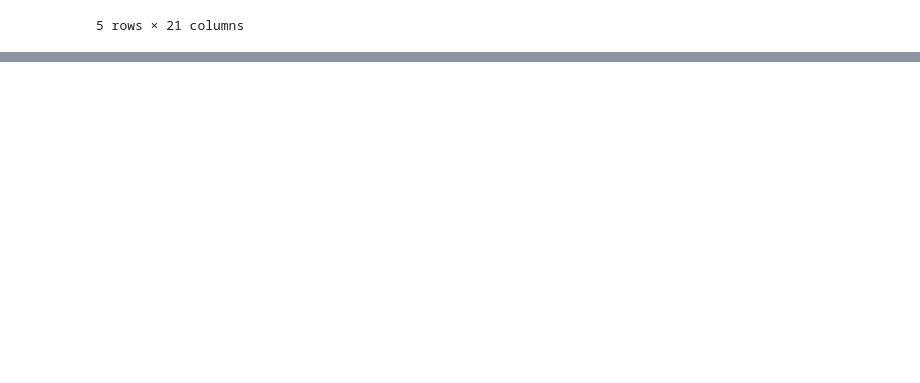
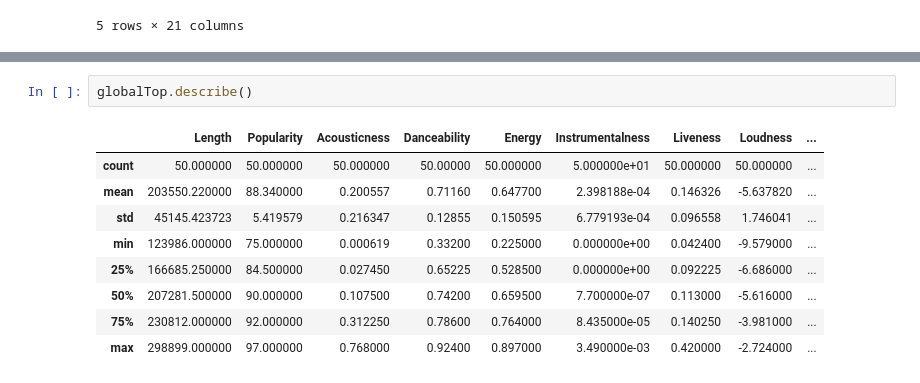
Before and after one commit to jadefreese/SpotifyTop50-Data-Analysis, a Jupyter notebook: Data/Understanding the Data.ipynb, the cells around one changed output, grey strips where cells are left out. Cells and saved outputs as stored; diff of their text form; blank space fills up the shorter version.

```diff
--- a/Data/Understanding the Data.ipynb
+++ b/Data/Understanding the Data.ipynb
@@ -74,0 +89,12 @@ allTracks_df.head()
+# %%
+globalTop.describe()
+# %% [output]
+|  | Length | Popularity | Acousticness | Danceability | Energy | Instrumentalness | Liveness | Loudness | ... |
+| count | 50.000000 | 50.000000 | 50.000000 | 50.00000 | 50.000000 | 5.000000e+01 | 50.000000 | 50.000000 | ... |
+| mean | 203550.220000 | 88.340000 | 0.200557 | 0.71160 | 0.647700 | 2.398188e-04 | 0.146326 | -5.637820 | ... |
+| std | 45145.423723 | 5.419579 | 0.216347 | 0.12855 | 0.150595 | 6.779193e-04 | 0.096558 | 1.746041 | ... |
+| min | 123986.000000 | 75.000000 | 0.000619 | 0.33200 | 0.225000 | 0.000000e+00 | 0.042400 | -9.579000 | ... |
+| 25% | 166685.250000 | 84.500000 | 0.027450 | 0.65225 | 0.528500 | 0.000000e+00 | 0.092225 | -6.686000 | ... |
+| 50% | 207281.500000 | 90.000000 | 0.107500 | 0.74200 | 0.659500 | 7.700000e-07 | 0.113000 | -5.616000 | ... |
+| 75% | 230812.000000 | 92.000000 | 0.312250 | 0.78600 | 0.764000 | 8.435000e-05 | 0.140250 | -3.981000 | ... |
+| max | 298899.000000 | 97.000000 | 0.768000 | 0.92400 | 0.897000 | 3.490000e-03 | 0.420000 | -2.724000 | ... |
```
Also changed, not shown: parts of 4 cells of this notebook.
